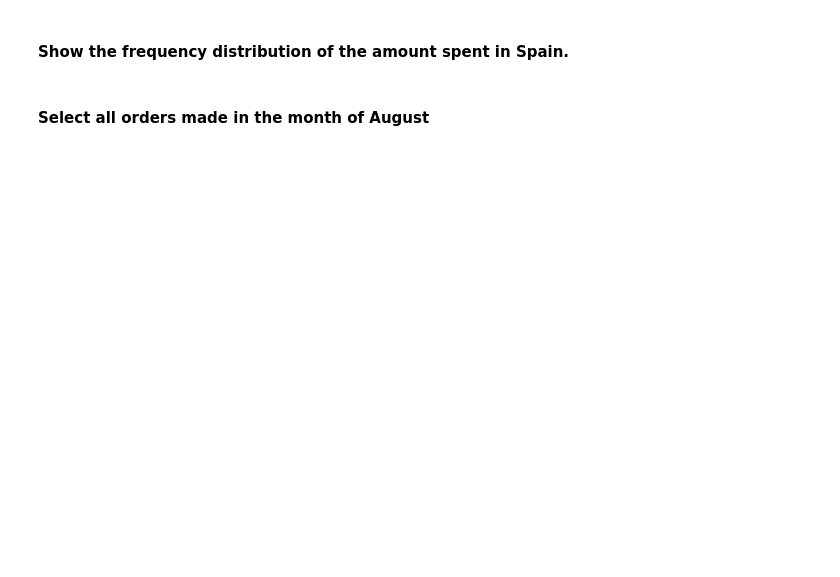
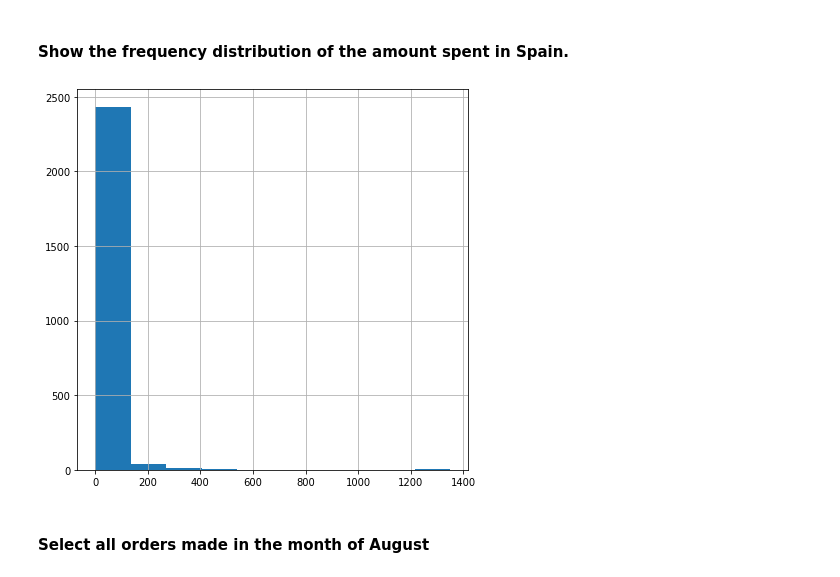
Before and after one commit to luisferlc/datamex1019, a Jupyter notebook: module-2/lab-subsetting-and-descriptive-stats/your-code/main.ipynb, the cells around one changed output. Saved outputs shown, nothing was run; the diff lists cells and outputs as text; code cells hidden in the pictures; blank space fills up the shorter version.

```diff
--- a/module-2/lab-subsetting-and-descriptive-stats/your-code/main.ipynb
+++ b/module-2/lab-subsetting-and-descriptive-stats/your-code/main.ipynb
@@ -297,0 +296,3 @@ employee.groupby(['Department']).agg({'Years': ['min', 'mean','max'],'Salary': [
+# %%
+orders=pd.read_csv('Orders.csv')
+orders
@@ -348,2 +487,7 @@ employee.groupby(['Department']).agg({'Years': ['min', 'mean','max'],'Salary': [
+# %%
+plt.figure(figsize=(7,7))
+orders.amount_spent[orders.Country == 'Spain'].hist();
+# %% [output]
+[figure, added]
 # %% [markdown]
 #### Select all orders made in the month of August
```
Also changed, not shown: parts of 36 cells of this notebook.
